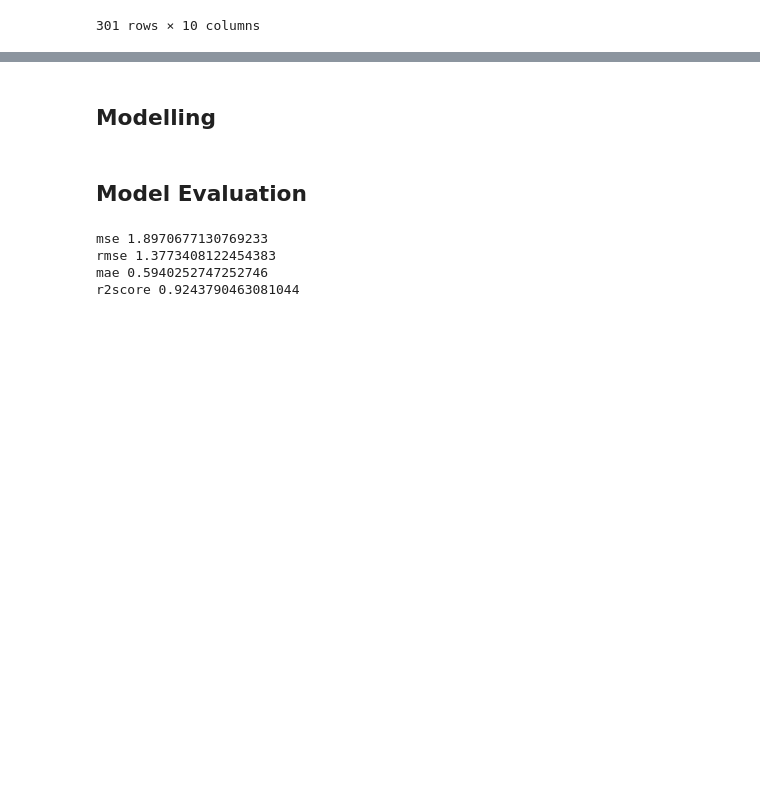
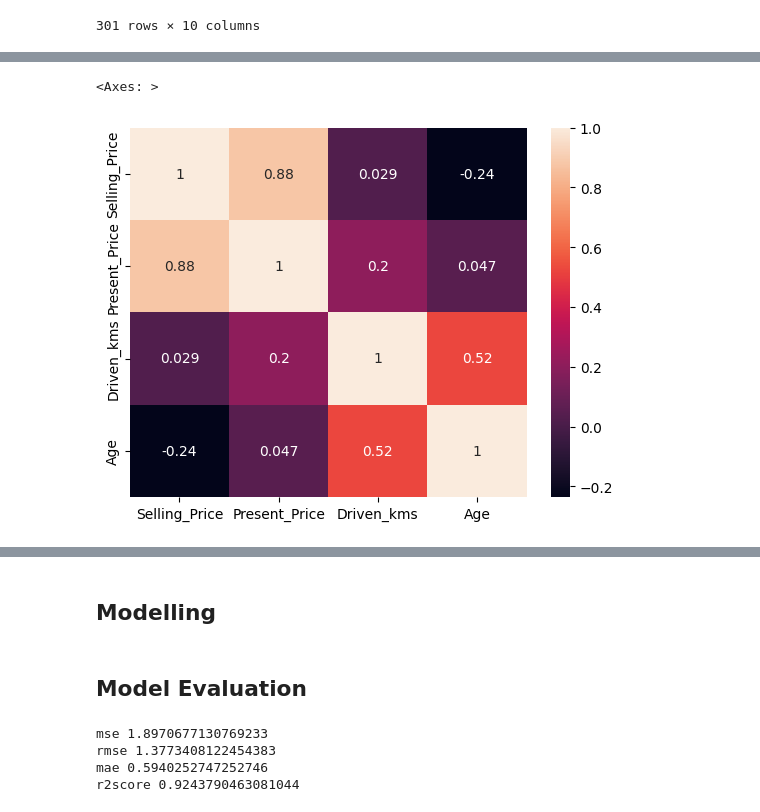
Before and after one commit to TeachFeastKunal/OIBSIP, a Jupyter notebook: Car_Price_Prediction.ipynb, the cells around one changed output, grey strips where cells are left out. Saved outputs shown, nothing was run; the diff lists cells and outputs as text; code cells hidden in the pictures; blank space fills up the shorter version.

```diff
--- a/Car_Price_Prediction.ipynb
+++ b/Car_Price_Prediction.ipynb
@@ -51,0 +62,5 @@ df
+# %%
+sns.heatmap(df[['Selling_Price' , 'Present_Price' , 'Driven_kms' , 'Age']].corr(), annot = True)
+# %% [output]
+<Axes: >
+[figure, added]
```
Also changed, not shown: parts of 3 cells of this notebook.
